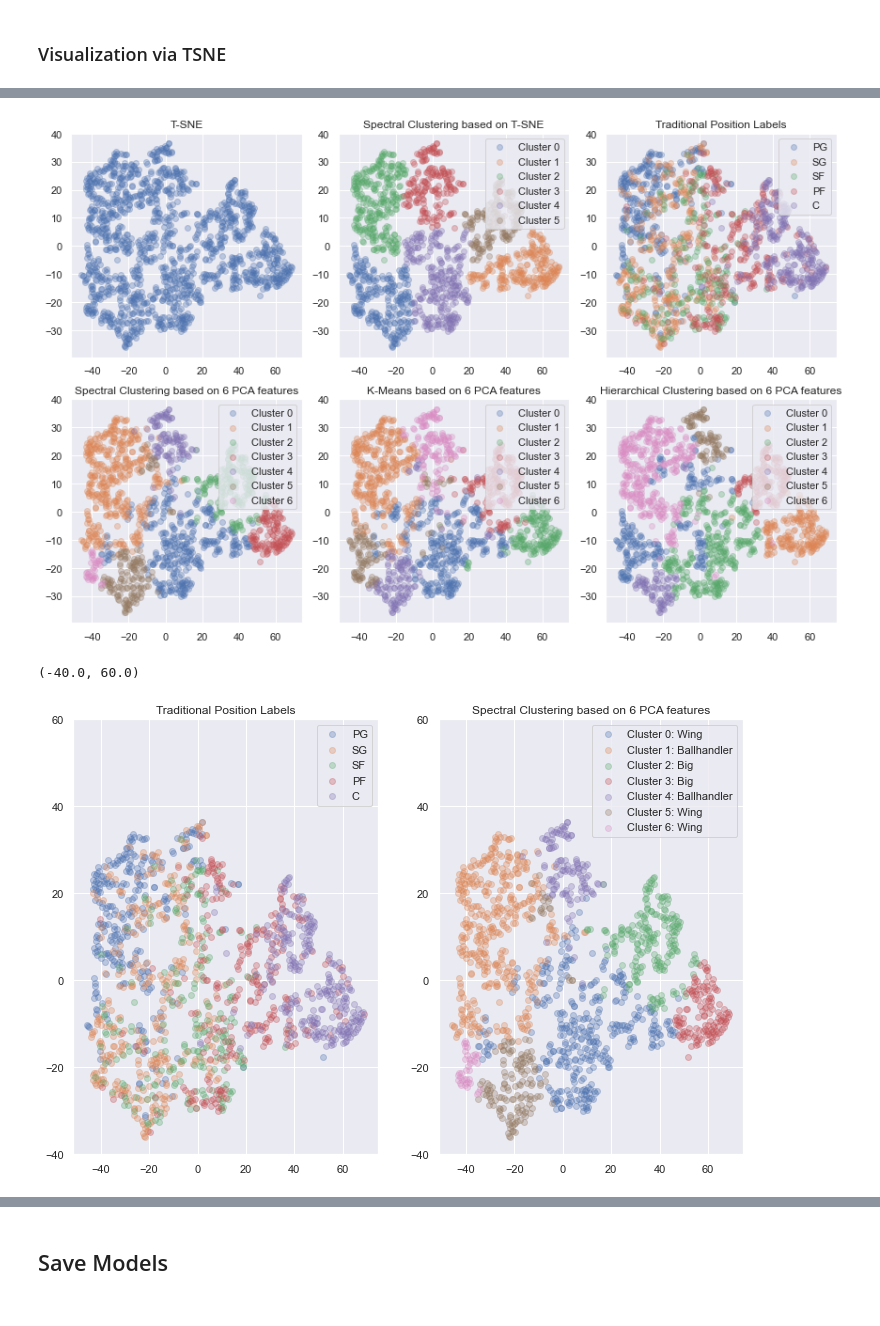
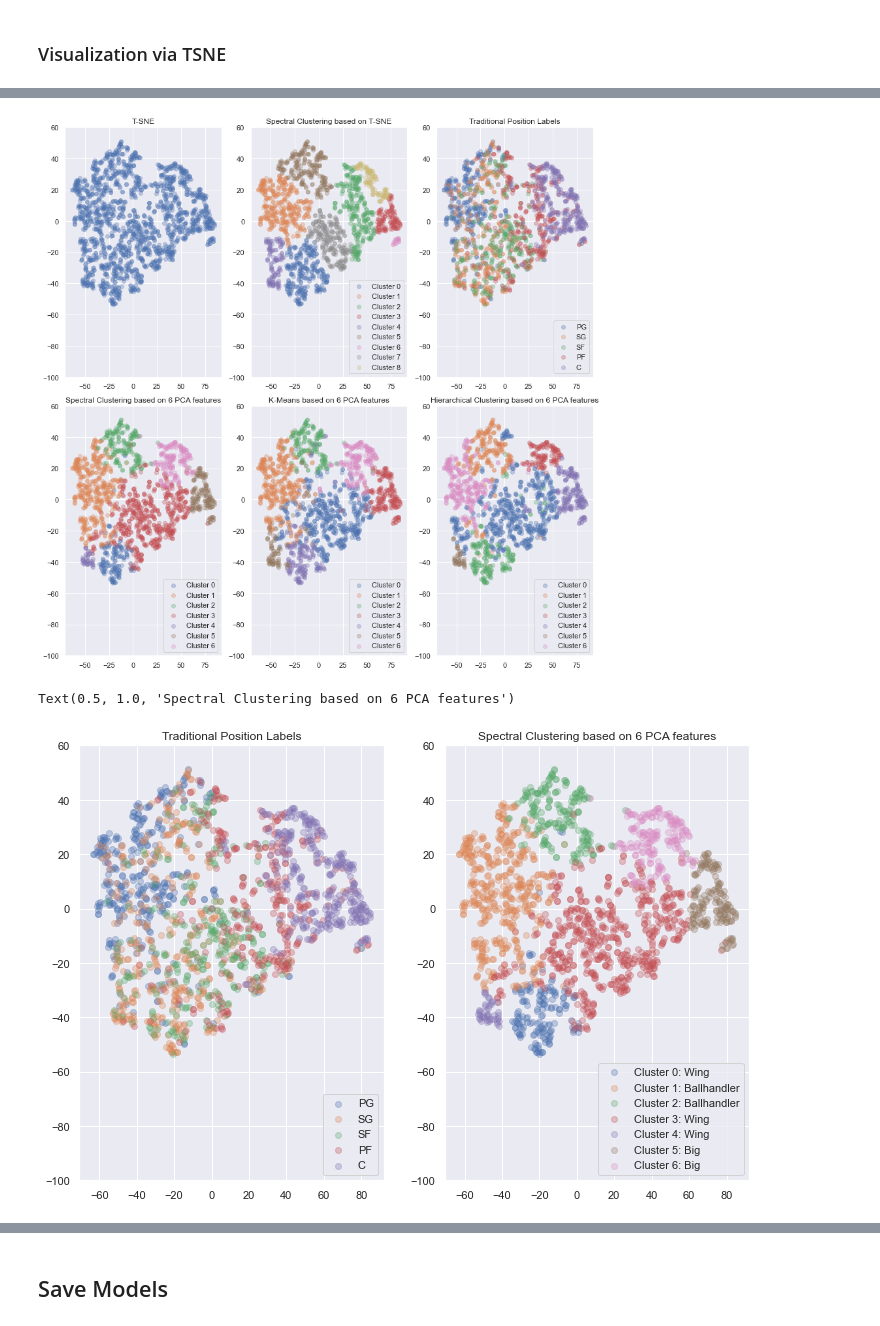
Before and after one commit to xulianrenzoku/synergy_clustering, a Jupyter notebook: nba_clustering_models.ipynb, the cells around one changed output, grey strips where cells are left out. Saved outputs shown, nothing was run; the diff lists cells and outputs as text; code cells hidden in the pictures.

```diff
--- a/nba_clustering_models.ipynb
+++ b/nba_clustering_models.ipynb
@@ -592,7 +594,7 @@ plt.tight_layout()
 PPP & Shooting
 # %%
 figsize(12, 20)
-for idx, cluster in enumerate([4, 1, 5, 6, 0, 2, 3], 0):
+for idx, cluster in enumerate([2, 1, 0, 4, 3, 6, 5], 0):
     plt.subplot(12, 2, idx*2+1)
     sns.distplot(df[df['player_cluster'] == cluster]['Overall_PPP'])
     plt.title(f'Cluster {cluster}: {cluster_dict[cluster]}\nPoints Per Possession Distribution')
@@ -608,7 +610,7 @@ plt.tight_layout()
 Points Per Possession (PPP) & OBPM Distribution
 # %%
 figsize(12, 20)
-for i, cluster in enumerate([4, 1, 5, 6, 0, 2, 3], 0):
+for i, cluster in enumerate([2, 1, 0, 4, 3, 6, 5], 0):
     plt.subplot(12, 2, i*2+1)
     sns.distplot(df[df['player_cluster'] == cluster]['usg_pct'])
     plt.title(f'Cluster {cluster}: {cluster_dict[cluster]}\nUsage% Distribution')
@@ -817,5 +812,5 @@ plt.tight_layout()
 # %%
-tsne = TSNE(perplexity=30, random_state=0)
+tsne = TSNE(perplexity=20, random_state=0)
 X_tsne = tsne.fit_transform(X_transformed)
 # %%
 figsize(12, 6)
@@ -830,22 +825,24 @@ plt.tight_layout()
 # %%
 df_tsne = df.copy()
 # Choose k = 6
-sc_tsne = SpectralClustering(n_clusters=6, affinity='nearest_neighbors', random_state=42)
+sc_tsne = SpectralClustering(n_clusters=9, affinity='nearest_neighbors', random_state=42)
 sc_tsne.fit(X_tsne)
 df_tsne['cluster_label_tsne'] = sc_tsne.labels_
 # %%
-figsize(12, 8)
+figsize(12, 12)
 
 plt.subplot(2, 3, 1)
 plt.scatter(X_tsne[:,0], X_tsne[:, 1], alpha=0.3)
 plt.title('T-SNE')
+plt.ylim(-100, 60)
 
 plt.subplot(2, 3, 2)
-for i in range(6):
+for i in range(9):
     cluster_cond = df_tsne['cluster_label_tsne'] == i
     cluster_index = df_tsne[cluster_cond].index
     plt.scatter(X_tsne[cluster_index, 0], X_tsne[cluster_index, 1], label=f'Cluster {i}', alpha=0.3)
-plt.legend()
+plt.legend(loc='lower right')
+plt.ylim(-100, 60)
 plt.title('Spectral Clustering based on T-SNE')
 
 plt.subplot(2, 3, 3)
@@ -853,44 +850,48 @@ for idx, pos in enumerate(['PG', 'SG', 'SF', 'PF', 'C'], 1):
     pos_cond = df['pos'] == pos
     pos_index = df[pos_cond].index
     plt.scatter(X_tsne[pos_index, 0], X_tsne[pos_index, 1], label=pos, alpha=0.3)
-plt.legend()
+plt.legend(loc='lower right')
+plt.ylim(-100, 60)
 plt.title('Traditional Position Labels')
 
 n_clusters = 7
 
 plt.subplot(2, 3, 4)
 sc = SpectralClustering(n_clusters=n_clusters, affinity='nearest_neighbors',
                         random_state=42)
 labels = sc.fit_predict(X_transformed)
 for i in range(n_clusters):
     cluster_index = [j for j in range(len(labels)) if labels[j] == i]
     plt.scatter(X_tsne[cluster_index, 0], X_tsne[cluster_index, 1], label=f'Cluster {i}', alpha=0.3)
-plt.legend()
+plt.legend(loc='lower right')
+plt.ylim(-100, 60)
 plt.title('Spectral Clustering based on 6 PCA features')
 
 
 plt.subplot(2, 3, 5)
 km = KMeans(n_clusters=n_clusters, random_state=42)
 labels = km.fit_predict(X_transformed)
 for i in range(n_clusters):
     cluster_index = [j for j in range(len(labels)) if labels[j] == i]
     plt.scatter(X_tsne[cluster_index, 0], X_tsne[cluster_index, 1], label=f'Cluster {i}', alpha=0.3)
-plt.legend()
+plt.legend(loc='lower right')
+plt.ylim(-100, 60)
 plt.title('K-Means based on 6 PCA features')
 
 plt.subplot(2, 3, 6)
 agc = AgglomerativeClustering(n_clusters=n_clusters, affinity='euclidean',
                               linkage='ward')
 labels = agc.fit_predict(X_transformed)
 for i in range(n_clusters):
     cluster_index = [j for j in range(len(labels)) if labels[j] == i]
     plt.scatter(X_tsne[cluster_index, 0], X_tsne[cluster_index, 1], label=f'Cluster {i}', alpha=0.3)
-plt.legend()
+plt.legend(loc='lower right')
+plt.ylim(-100, 60)
 plt.title('Hierarchical Clustering based on 6 PCA features')
 
 plt.tight_layout()
 # %% [output]
-[figure, old version]
+[figure, new version]
 # %%
 figsize(12, 8)
 
@@ -899,9 +900,9 @@ for idx, pos in enumerate(['PG', 'SG', 'SF', 'PF', 'C'], 1):
     pos_cond = df['pos'] == pos
     pos_index = df[pos_cond].index
     plt.scatter(X_tsne[pos_index, 0], X_tsne[pos_index, 1], label=pos, alpha=0.3)
-plt.legend()
+plt.legend(loc='lower right')
+plt.ylim(-100, 60)
 plt.title('Traditional Position Labels')
-plt.ylim(-40, 60)
 
 n_clusters = 7
 
@@ -914,9 +915,9 @@ for i in range(n_clusters):
     plt.scatter(X_tsne[cluster_index, 0],
                 X_tsne[cluster_index, 1],
                 label=f'Cluster {i}: {cluster_dict[i]}', alpha=0.3)
-plt.legend()
+plt.legend(loc='lower right')
+plt.ylim(-100, 60)
 plt.title('Spectral Clustering based on 6 PCA features')
-plt.ylim(-40, 60)
 # %% [output]
-(-40.0, 60.0)
+Text(0.5, 1.0, 'Spectral Clustering based on 6 PCA features')
-[figure, old version]
+[figure, new version]
```
Also changed, not shown: parts of 42 cells of this notebook, 1 other file.
